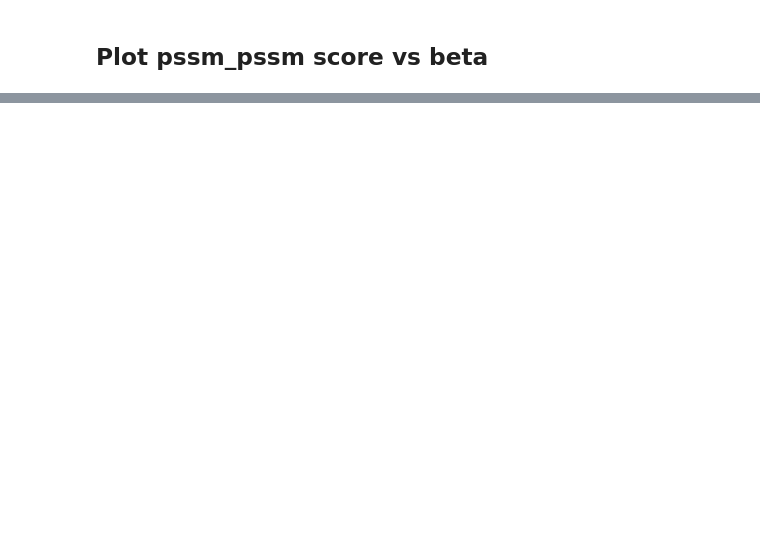
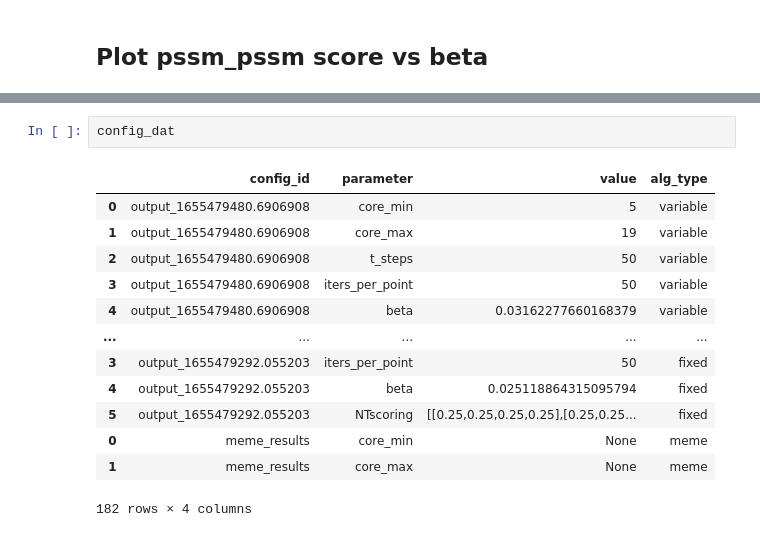
Before and after one commit to carrascomj/macarom, a Jupyter notebook: scripts/benchmark_plotting.ipynb, the cells around one changed output, grey strips where cells are left out. Saved outputs shown, nothing was run; the diff lists cells and outputs as text; blank space fills up the shorter version.

```diff
--- a/scripts/benchmark_plotting.ipynb
+++ b/scripts/benchmark_plotting.ipynb
@@ -79,0 +86,16 @@ dtype: object
+# %%
+config_dat
+# %% [output]
+|  | config_id | parameter | value | alg_type |
+| 0 | output_1655479480.6906908 | core_min | 5 | variable |
+| 1 | output_1655479480.6906908 | core_max | 19 | variable |
+| 2 | output_1655479480.6906908 | t_steps | 50 | variable |
+| 3 | output_1655479480.6906908 | iters_per_point | 50 | variable |
+| 4 | output_1655479480.6906908 | beta | 0.03162277660168379 | variable |
+| ... | ... | ... | ... | ... |
+| 3 | output_1655479292.055203 | iters_per_point | 50 | fixed |
+| 4 | output_1655479292.055203 | beta | 0.025118864315095794 | fixed |
+| 5 | output_1655479292.055203 | NTscoring | [[0.25,0.25,0.25,0.25],[0.25,0.25... | fixed |
+| 0 | meme_results | core_min | None | meme |
+| 1 | meme_results | core_max | None | meme |
+182 rows × 4 columns
```
Also changed, not shown: parts of 6 cells of this notebook, 2 other files.
